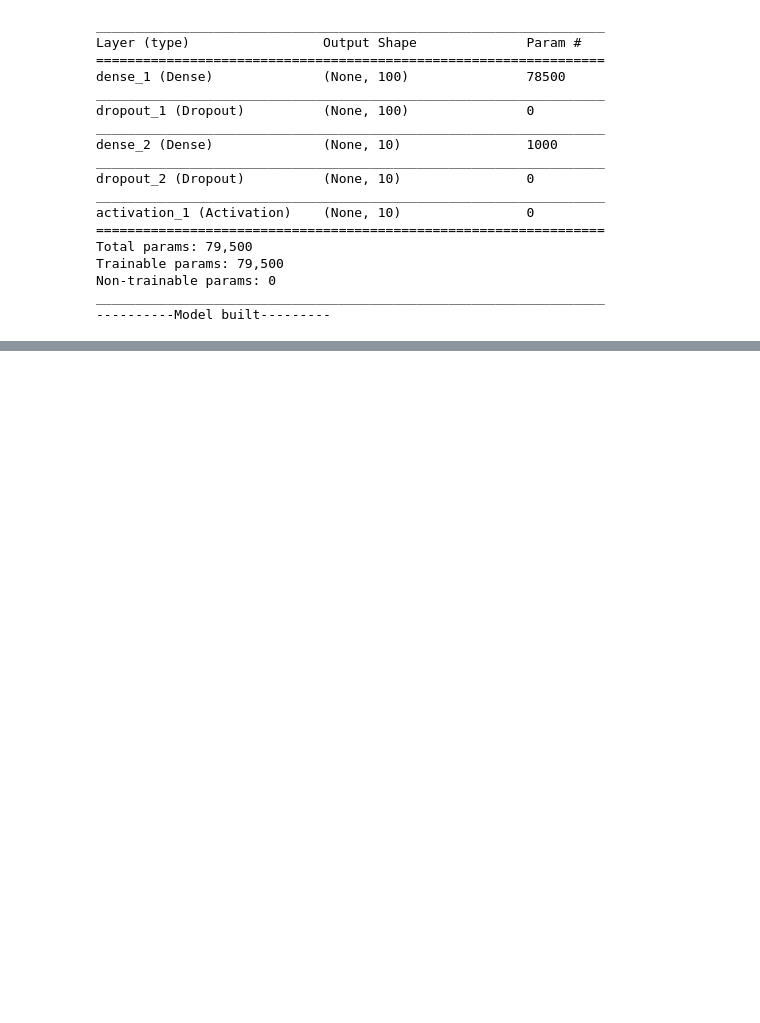
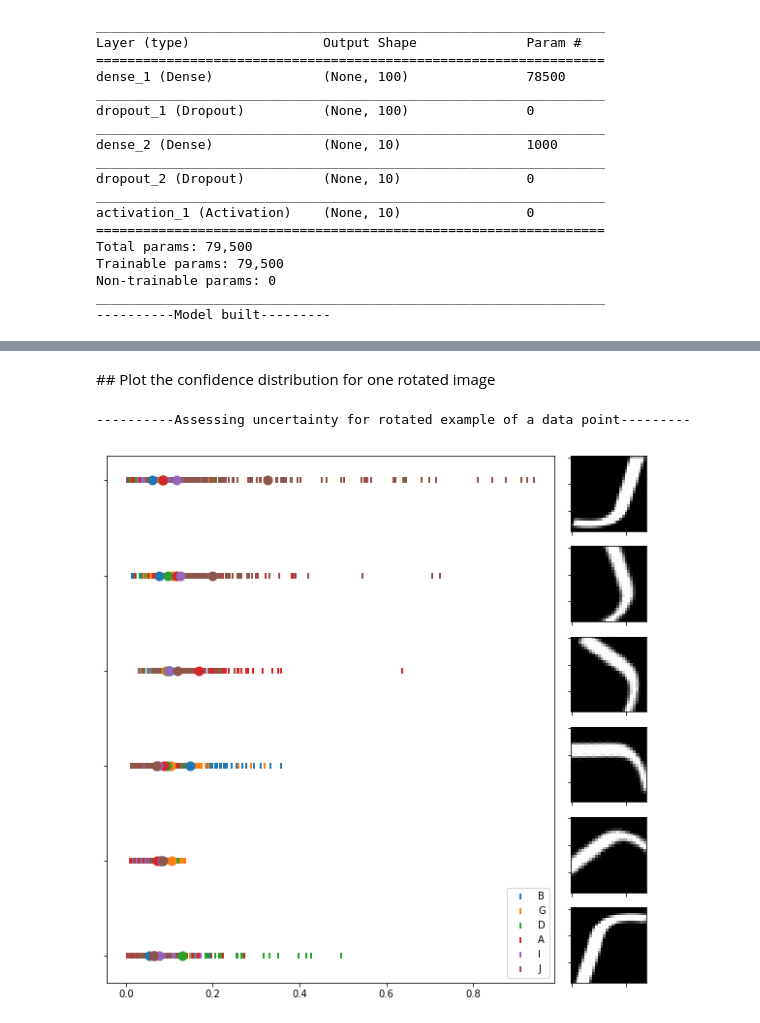
Before and after one commit to strayMat/bayesian-dropouts, a Jupyter notebook: classification_notMnist.ipynb, the cells around one changed output, grey strips where cells are left out. Cells and saved outputs as stored; diff of their text form; code cells hidden in the pictures; blank space fills up the shorter version.

```diff
--- a/classification_notMnist.ipynb
+++ b/classification_notMnist.ipynb
@@ -126,26 +127,15 @@ Test accuracy: 0.84975
-# %%
-def plot_rotated(x, model, nb_class, S = 'softmax_out', label2name = None):
-    classes = np.argsort(model.predict(x.reshape(1,-1))[0])[-3:]
-    nb_rotations = 6 # change this if more or less rotated versions of the image is needed
-    x_pl = x.reshape((28,28))
-    x_rotated = [imutils.rotate(x_pl, r) for r in np.linspace(0,180, nb_rotations)]
-    fig = plt.figure(figsize=(10,10))
-    gs = gridspec.GridSpec(nb_rotations, nb_rotations)
-    ax1 = plt.subplot(gs[:,:-1])
-    for (i, x) in zip((np.arange(nb_rotations)), x_rotated):
-        S_in, S_out = softmax_in_out(x.reshape((1,784)), model, nb_cl=nb_class)
-        # trick to show legend only once
-        l = False
-        if i == 0:l = True
-        if S == 'softmax_out':
-            plot_pred(S_out, classes, yp = -i, legend=l, label2name = label2name)
-        elif S == 'softmax_in':
-            plot_pred(S_in, classes, yp = -i, legend=l, label2name = label2name)
-    for (i, x) in zip(np.arange(nb_rotations), x_rotated):
-        plt.subplot(gs[i, -1])
-        plt.imshow(x, cmap = 'gray')
-    # remove uninteresting axes
-    plt.setp([b.get_yticklabels() for b in fig.axes], visible = False)
-    plt.setp([b.get_xticklabels() for b in fig.axes[1:]], visible = False)
-    plt.show()
-    return
+# %% [markdown]
+## Plot the confidence distribution for one rotated image
+# %%
+print("----------Assessing uncertainty for rotated example of a data point---------")
+#DROP_OUT = 0.5
+# change this to see more or less classes
+NB_SHOW = 6
+# select the index for the image sample
+ix = 15541
+x_ex = x_test[ix]
+plot_rotated(x_ex, model , nb_class=10, label2name= label2letter, nb_show = NB_SHOW, drop_out = DROP_OUT)
+plt.show()
+# %% [output]
+----------Assessing uncertainty for rotated example of a data point---------
+[figure, added]
```
Also changed, not shown: parts of 6 cells of this notebook, 2 other files.
